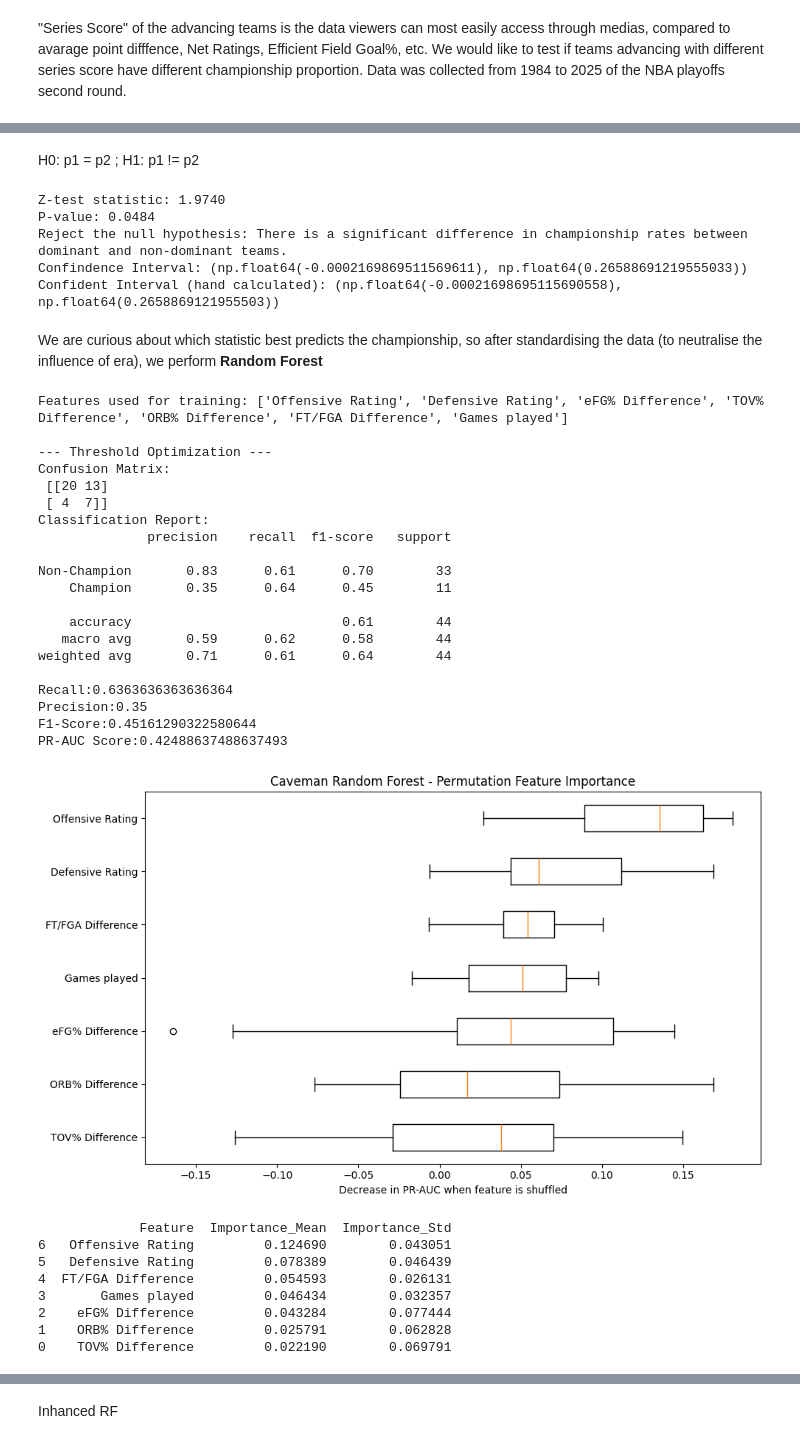
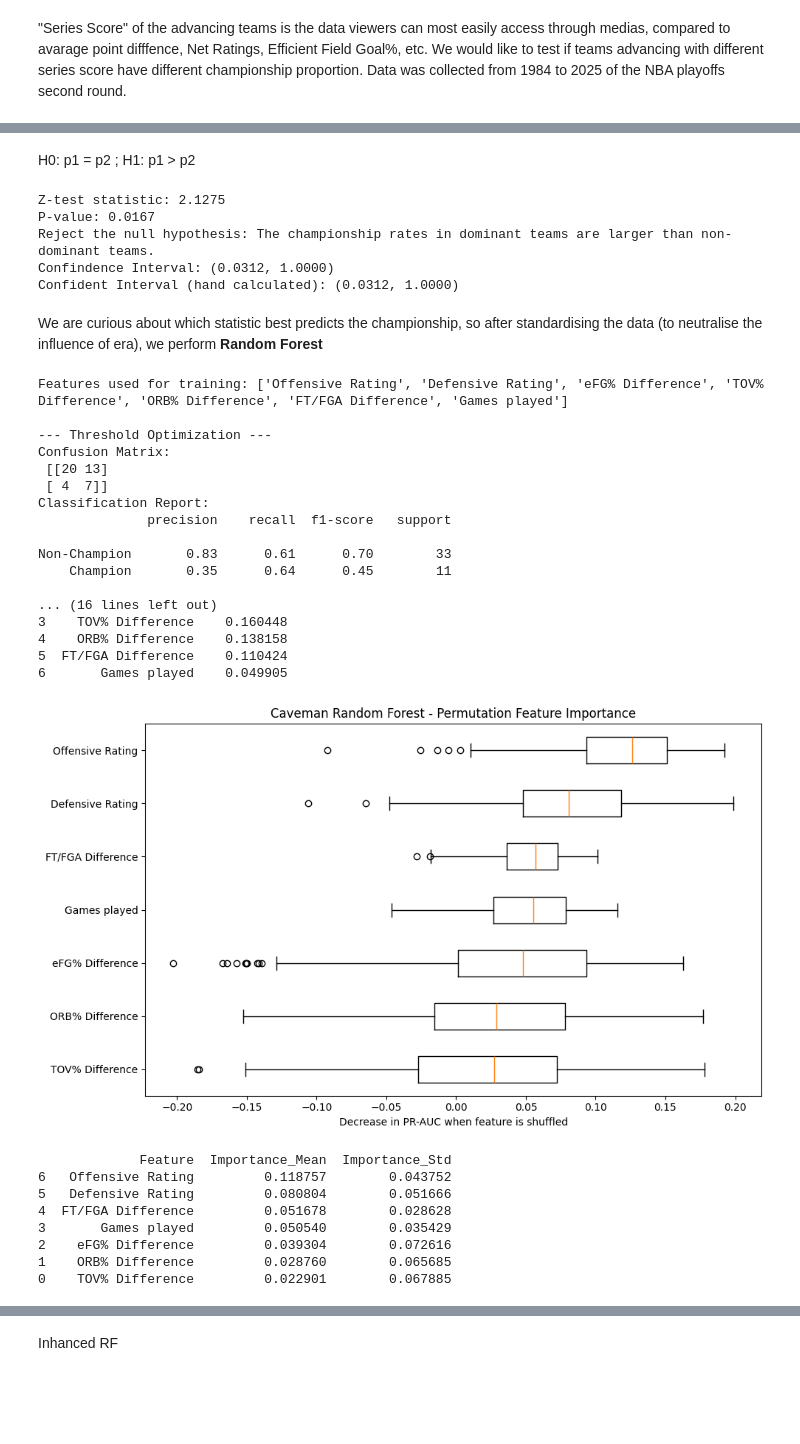
Before and after one commit to GalahadJr-1214/2026-Statistics-Final-Project, a Jupyter notebook: Final Project/dominant_champ.ipynb, the cells around one changed output, grey strips where cells are left out. Cells and saved outputs as stored; diff of their text form; code cells hidden in the pictures; blank space fills up the shorter version.

```diff
--- a/Final Project/dominant_champ.ipynb
+++ b/Final Project/dominant_champ.ipynb
@@ -54,40 +54,40 @@ Two-sided proportion z-test is appropriate.
 # %% [markdown]
 H0: p1 = p2 ;
-H1: p1 != p2
+H1: p1 > p2
 # %%
-test_stat, p_value = proportions_ztest([n1p1, n2p2], [len(dominant), len(non_dominant)], alternative='two-sided')
+test_stat, p_value = proportions_ztest([n1p1, n2p2], [len(dominant), len(non_dominant)], alternative='larger')
 print(f"Z-test statistic: {test_stat:.4f}")
 print(f"P-value: {p_value:.4f}")
 if p_value < 0.05:
-    print("Reject the null hypothesis: There is a significant difference in championship rates between dominant and non-dominant teams.")
+    print("Reject the null hypothesis: The championship rates in dominant teams are larger than non-dominant teams.")
 else:
     print("Fail to reject the null hypothesis: There is no significant difference in championship rates between dominant and non-dominant teams.")
 
-CI_low, CI_high = confint_proportions_2indep(
+CI_low, _ = confint_proportions_2indep(
     count1=n1p1,
     nobs1=len(dominant),
     count2=n2p2,
     nobs2=len(non_dominant),
     method='wald',
-    alpha=0.05
+    alpha=0.10
 )
-print(f'Confindence Interval: {(CI_low, CI_high)}')
+print(f'Confindence Interval: ({CI_low:.4f}, 1.0000)')
 
 SE = math.sqrt(n1p1*n1q1/len(dominant)**3 + n2p2*n2q2/len(non_dominant)**3)
-CI_low = n1p1/len(dominant) - n2p2/len(non_dominant) - stats.norm.ppf(0.975) * SE
-CI_high = n1p1/len(dominant) - n2p2/len(non_dominant) + stats.norm.ppf(0.975) * SE
-print(f'Confident Interval (hand calculated): {(CI_low, CI_high)}')
+CI_low = n1p1/len(dominant) - n2p2/len(non_dominant) - stats.norm.ppf(0.95) * SE
+# CI_high = n1p1/len(dominant) - n2p2/len(non_dominant) + stats.norm.ppf(0.95) * SE
+print(f'Confident Interval (hand calculated): ({CI_low:.4f}, 1.0000)')
 # %% [output]
-Z-test statistic: 1.9740
-P-value: 0.0484
-Reject the null hypothesis: There is a significant difference in championship rates between dominant and non-dominant teams.
-Confindence Interval: (np.float64(-0.0002169869511569611), np.float64(0.26588691219555033))
-Confident Interval (hand calculated): (np.float64(-0.00021698695115690558), np.float64(0.2658869121955503))
+Z-test statistic: 2.1275
+P-value: 0.0167
+Reject the null hypothesis: The championship rates in dominant teams are larger than non-dominant teams.
+Confindence Interval: (0.0312, 1.0000)
+Confident Interval (hand calculated): (0.0312, 1.0000)
 # %% [markdown]
 We are curious about which statistic best predicts the championship, so after standardising the data (to neutralise the influence of era), we perform **Random Forest**
 # %%
 standard = pd.read_csv('nba_second_round_history_standardised.csv')
-
+standard = standard[standard['Season'] < 2026]
 # Chronological split to prevent time travalling
 train_data = standard[standard['Season'] < 2015]
 test_data = standard[standard['Season'] >= 2015]
@@ -128,6 +128,17 @@ print('F1-Score:' + str(f1_score(y_test, y_pred_adj)))
 
 rf_pr_auc = average_precision_score(y_test, y_probs)
 print('PR-AUC Score:' + str(rf_pr_auc))
+
+print('\n\n ====== Feature importance (RF) ======== \n ')
+importances = model.feature_importances_
+
+# Create a clean, sorted table of what matters most
+importance_df = pd.DataFrame({
+    'Feature': features,
+    'Importance': importances
+}).sort_values(by='Importance', ascending=False)
+
+print(importance_df)
 # %% [output]
 Features used for training: ['Offensive Rating', 'Defensive Rating', 'eFG% Difference', 'TOV% Difference', 'ORB% Difference', 'FT/FGA Difference', 'Games played']
 
@@ -141,52 +152,49 @@ Classification Report:
 Non-Champion       0.83      0.61      0.70        33
     Champion       0.35      0.64      0.45        11
 
-    accuracy                           0.61        44
-   macro avg       0.59      0.62      0.58        44
-weighted avg       0.71      0.61      0.64        44
-
-Recall:0.6363636363636364
-Precision:0.35
-F1-Score:0.45161290322580644
-PR-AUC Score:0.42488637488637493
+... (16 lines left out)
+3    TOV% Difference    0.160448
+4    ORB% Difference    0.138158
+5  FT/FGA Difference    0.110424
+6       Games played    0.049905
 # %%
 from sklearn.inspection import permutation_importance
 import matplotlib.pyplot as plt
 
 # Calculate Permutation Importance on your caveman model
 result = permutation_importance(
     model, x_test, y_test,
-    n_repeats=30,
+    n_repeats=300,
     random_state=42,
     scoring='average_precision'
 )
 
 # Sort and plot
 sorted_idx = result.importances_mean.argsort()
 
 fig, ax = plt.subplots(figsize=(10, 6))
 ax.boxplot(result.importances[sorted_idx].T,
            vert=False, tick_labels=x_test.columns[sorted_idx])
 ax.set_title("Caveman Random Forest - Permutation Feature Importance")
 ax.set_xlabel("Decrease in PR-AUC when feature is shuffled")
 plt.tight_layout()
 plt.show()
 
 # Also print the raw numbers for clarity
 importance_df = pd.DataFrame({
     'Feature': x_test.columns[sorted_idx],
     'Importance_Mean': result.importances_mean[sorted_idx],
     'Importance_Std': result.importances_std[sorted_idx]
 }).sort_values('Importance_Mean', ascending=False)
 
 print(importance_df)
 # %% [output]
-[figure, old version]
+[figure, new version]
              Feature  Importance_Mean  Importance_Std
-6   Offensive Rating         0.124690        0.043051
-5   Defensive Rating         0.078389        0.046439
-4  FT/FGA Difference         0.054593        0.026131
-3       Games played         0.046434        0.032357
-2    eFG% Difference         0.043284        0.077444
-1    ORB% Difference         0.025791        0.062828
-0    TOV% Difference         0.022190        0.069791
+6   Offensive Rating         0.118757        0.043752
+5   Defensive Rating         0.080804        0.051666
+4  FT/FGA Difference         0.051678        0.028628
+3       Games played         0.050540        0.035429
+2    eFG% Difference         0.039304        0.072616
+1    ORB% Difference         0.028760        0.065685
+0    TOV% Difference         0.022901        0.067885
```
Also changed, not shown: parts of 4 cells of this notebook, 5 other files.
